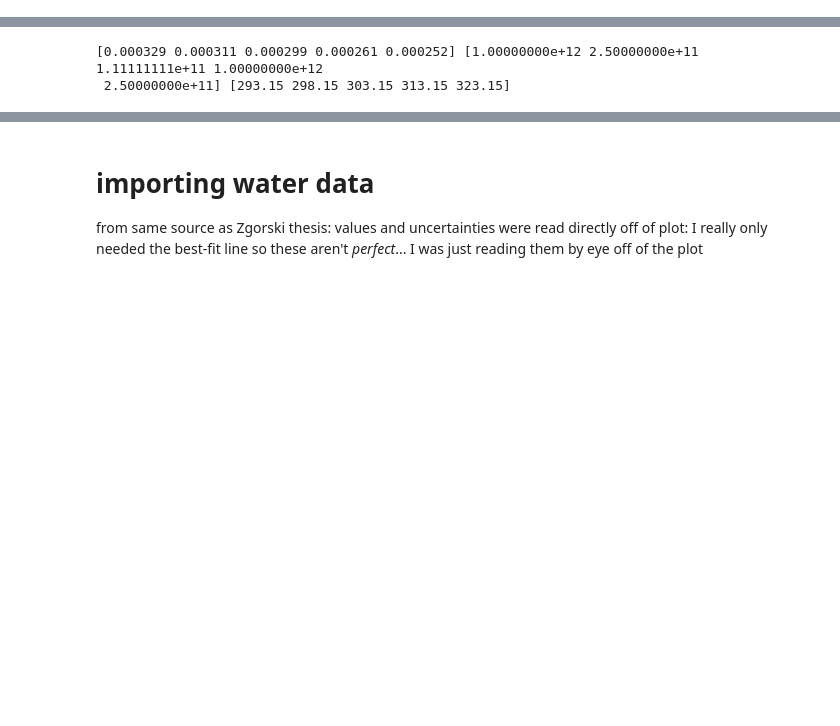
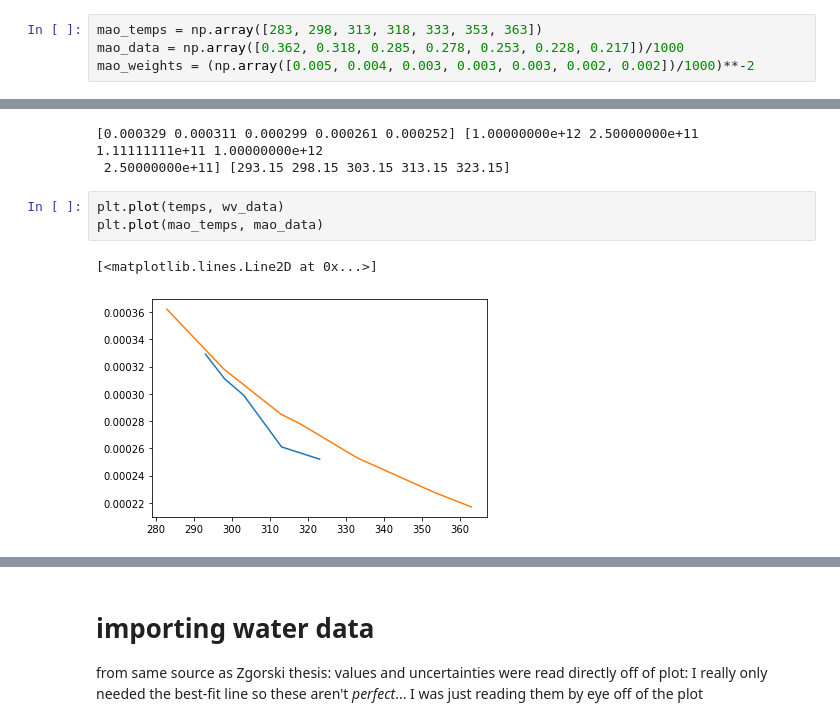
Before and after one commit to sheamusfitz/g-k-viscosity, a Jupyter notebook: linear-wdepth-theory.ipynb, the cells around one changed output, grey strips where cells are left out. Drawn from its saved outputs; the diff is of its cells as text; blank space fills up the shorter version.

```diff
--- a/linear-wdepth-theory.ipynb
+++ b/linear-wdepth-theory.ipynb
@@ -19,6 +22,10 @@ water_model = lf.Model(watervisc)
 # %% [markdown]
 # testing
 ## importing data manually for test fits
+# %%
+mao_temps = np.array([283, 298, 313, 318, 333, 353, 363])
+mao_data = np.array([0.362, 0.318, 0.285, 0.278, 0.253, 0.228, 0.217])/1000
+mao_weights = (np.array([0.005, 0.004, 0.003, 0.003, 0.003, 0.002, 0.002])/1000)**-2
 # %%
 wv_data = np.array([0.329, 0.311, 0.299, 0.261, 0.252])/1000
 wv_weights = (np.array([0.001,0.002,0.003,0.001,0.002])/1000)**-2
@@ -27,4 +34,10 @@ print(wv_data, wv_weights, temps)
 # %% [output]
 [0.000329 0.000311 0.000299 0.000261 0.000252] [1.00000000e+12 2.50000000e+11 1.11111111e+11 1.00000000e+12
  2.50000000e+11] [293.15 298.15 303.15 313.15 323.15]
+# %%
+plt.plot(temps, wv_data)
+plt.plot(mao_temps, mao_data)
+# %% [output]
+[<matplotlib.lines.Line2D at 0x...>]
+[figure, added]
 # %%
```
Also changed, not shown: parts of 13 cells of this notebook, 1 other file.
